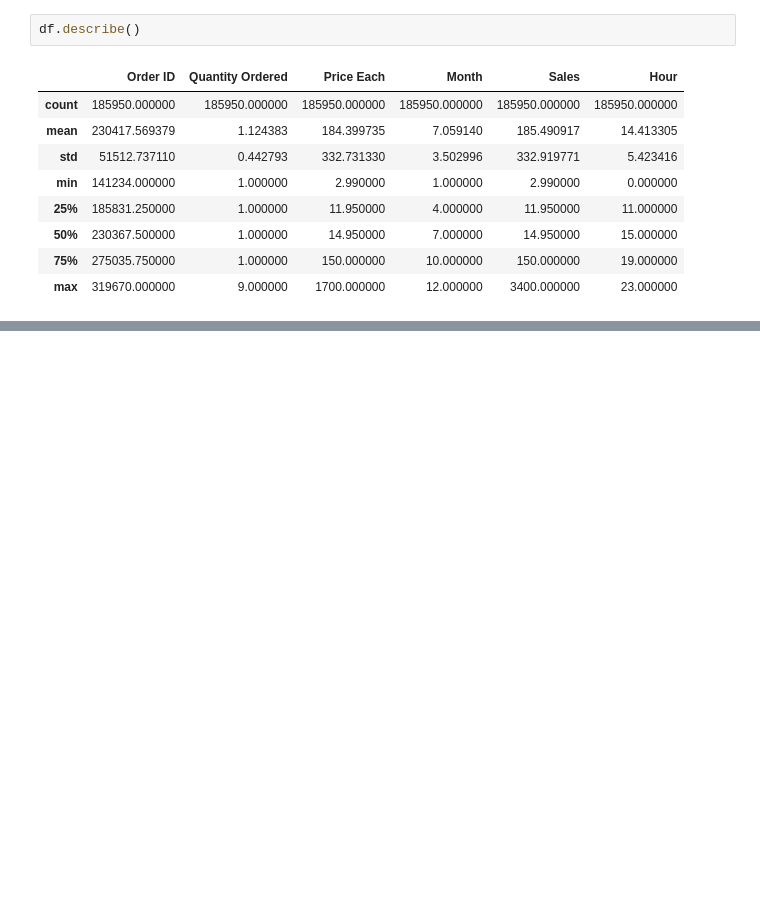
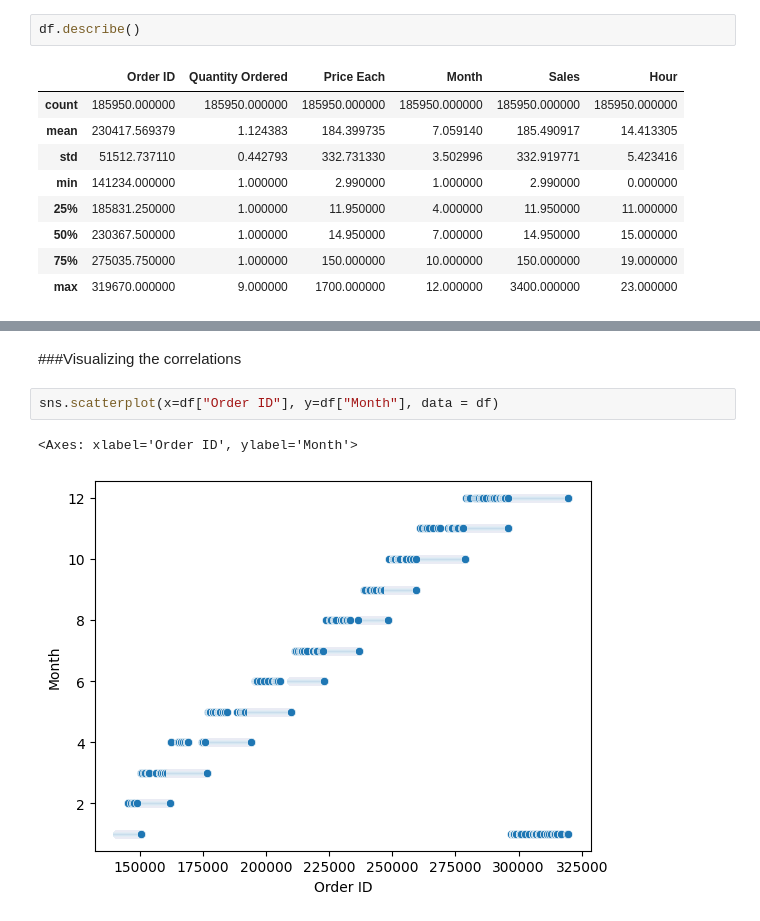
Before and after one commit to RheedWhan/Sales-Analysis, a Jupyter notebook: Sales_analysis.ipynb, the cells around one changed output, grey strips where cells are left out. Saved outputs shown, nothing was run; the diff lists cells and outputs as text; blank space fills up the shorter version.

```diff
--- a/Sales_analysis.ipynb
+++ b/Sales_analysis.ipynb
@@ -66,0 +162,7 @@ df.describe()
+# %% [markdown]
+###Visualizing the correlations
+# %%
+sns.scatterplot(x=df["Order ID"], y=df["Month"], data = df)
+# %% [output]
+<Axes: xlabel='Order ID', ylabel='Month'>
+[figure, added]
```
Also changed, not shown: parts of 12 cells of this notebook.
